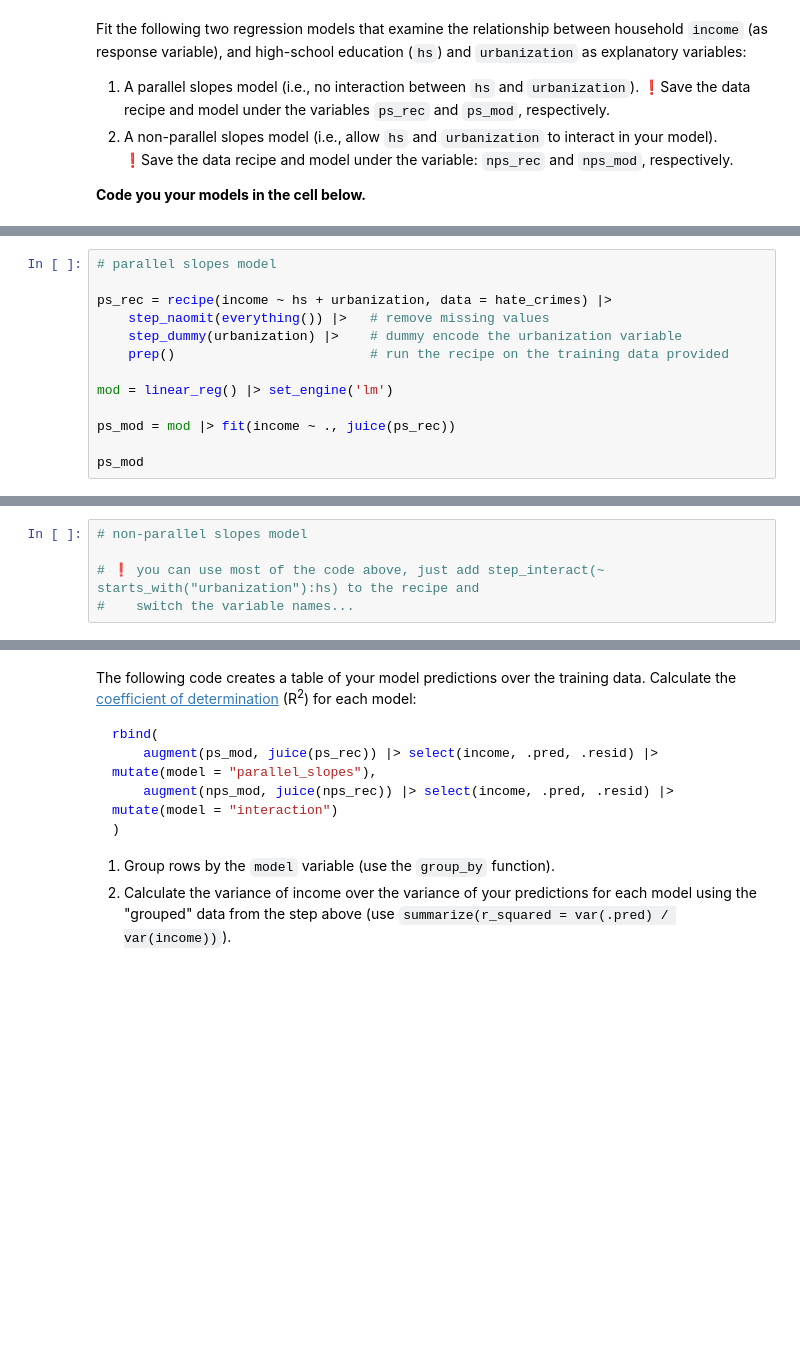
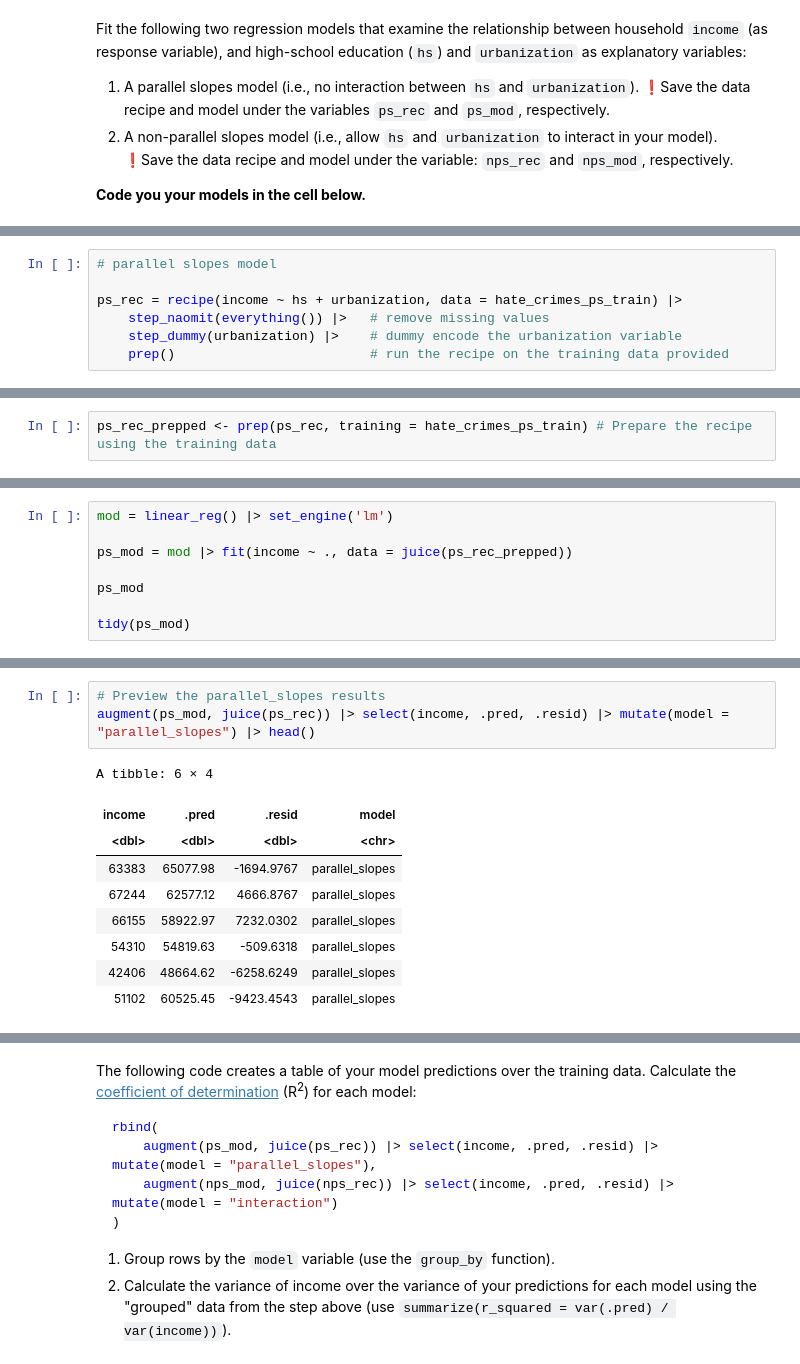
Before and after one commit to UNC-DATA-730/unit-4-assignment-brosario10-ros, a Jupyter notebook: assignment4.ipynb, the cells around one changed output, grey strips where cells are left out. Cells and saved outputs as stored; diff of their text form; blank space fills up the shorter version.

```diff
--- a/assignment4.ipynb
+++ b/assignment4.ipynb
@@ -128,13 +152,7 @@ Fit the following two regression models that examine the relationship between ho
 # %%
 # parallel slopes model
 
-ps_rec = recipe(income ~ hs + urbanization, data = hate_crimes) |>
+ps_rec = recipe(income ~ hs + urbanization, data = hate_crimes_ps_train) |>
     step_naomit(everything()) |>   # remove missing values
     step_dummy(urbanization) |>    # dummy encode the urbanization variable
     prep()                         # run the recipe on the training data provided
-
-mod = linear_reg() |> set_engine('lm')
-
-ps_mod = mod |> fit(income ~ ., juice(ps_rec))
-
-ps_mod
@@ -140,0 +173,2 @@ ps_mod
+# %%
+ps_rec_prepped <- prep(ps_rec, training = hate_crimes_ps_train) # Prepare the recipe using the training data
@@ -140,0 +179,8 @@ ps_mod
+# %%
+mod = linear_reg() |> set_engine('lm')
+
+ps_mod = mod |> fit(income ~ ., data = juice(ps_rec_prepped))
+
+ps_mod
+
+tidy(ps_mod)
@@ -141,5 +248,13 @@ ps_mod
 # %%
-# non-parallel slopes model
-
-# ❗️ you can use most of the code above, just add step_interact(~ starts_with("urbanization"):hs) to the recipe and
-#    switch the variable names...
+# Preview the parallel_slopes results
+augment(ps_mod, juice(ps_rec)) |> select(income, .pred, .resid) |> mutate(model = "parallel_slopes") |> head()
+# %% [output]
+A tibble: 6 × 4
+| income | .pred | .resid | model |
+| <dbl> | <dbl> | <dbl> | <chr> |
+| 63383 | 65077.98 | -1694.9767 | parallel_slopes |
+| 67244 | 62577.12 | 4666.8767 | parallel_slopes |
+| 66155 | 58922.97 | 7232.0302 | parallel_slopes |
+| 54310 | 54819.63 | -509.6318 | parallel_slopes |
+| 42406 | 48664.62 | -6258.6249 | parallel_slopes |
+| 51102 | 60525.45 | -9423.4543 | parallel_slopes |
```
Also changed, not shown: parts of 18 cells of this notebook.
